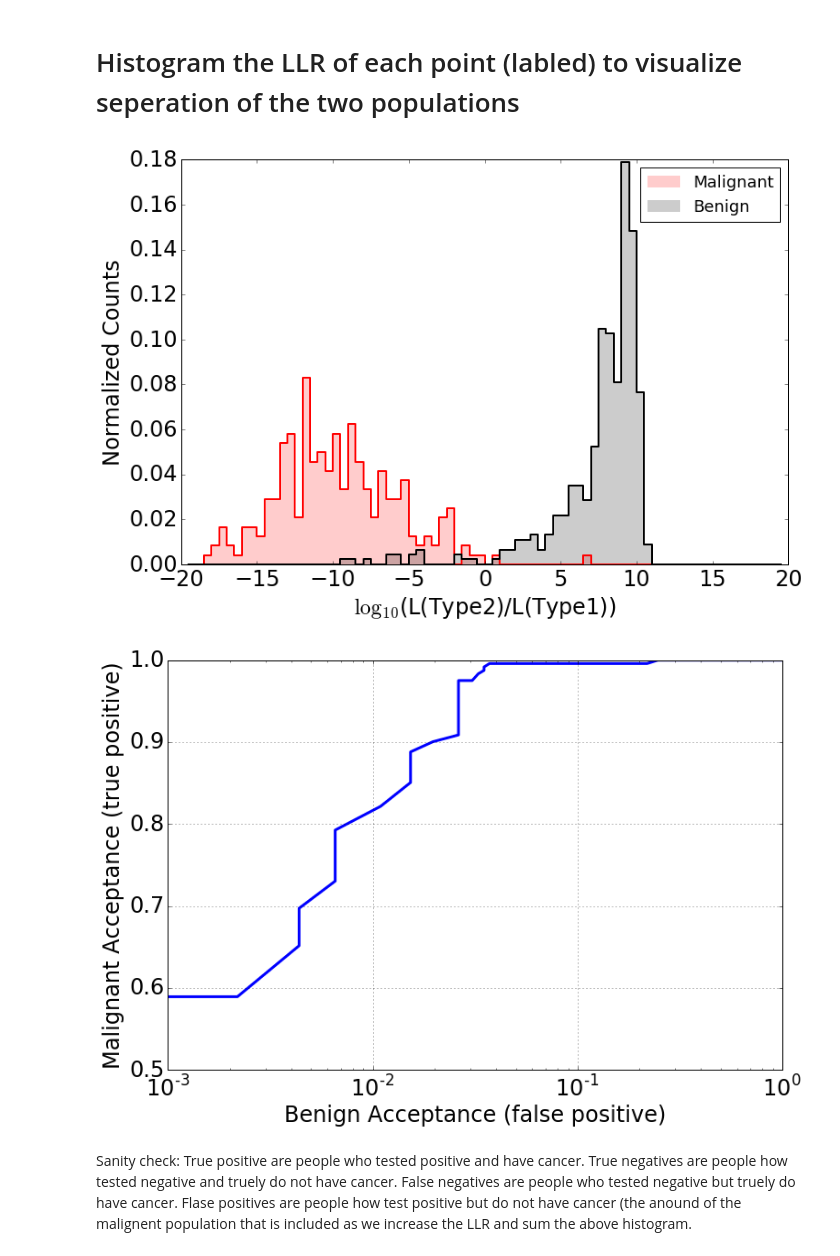
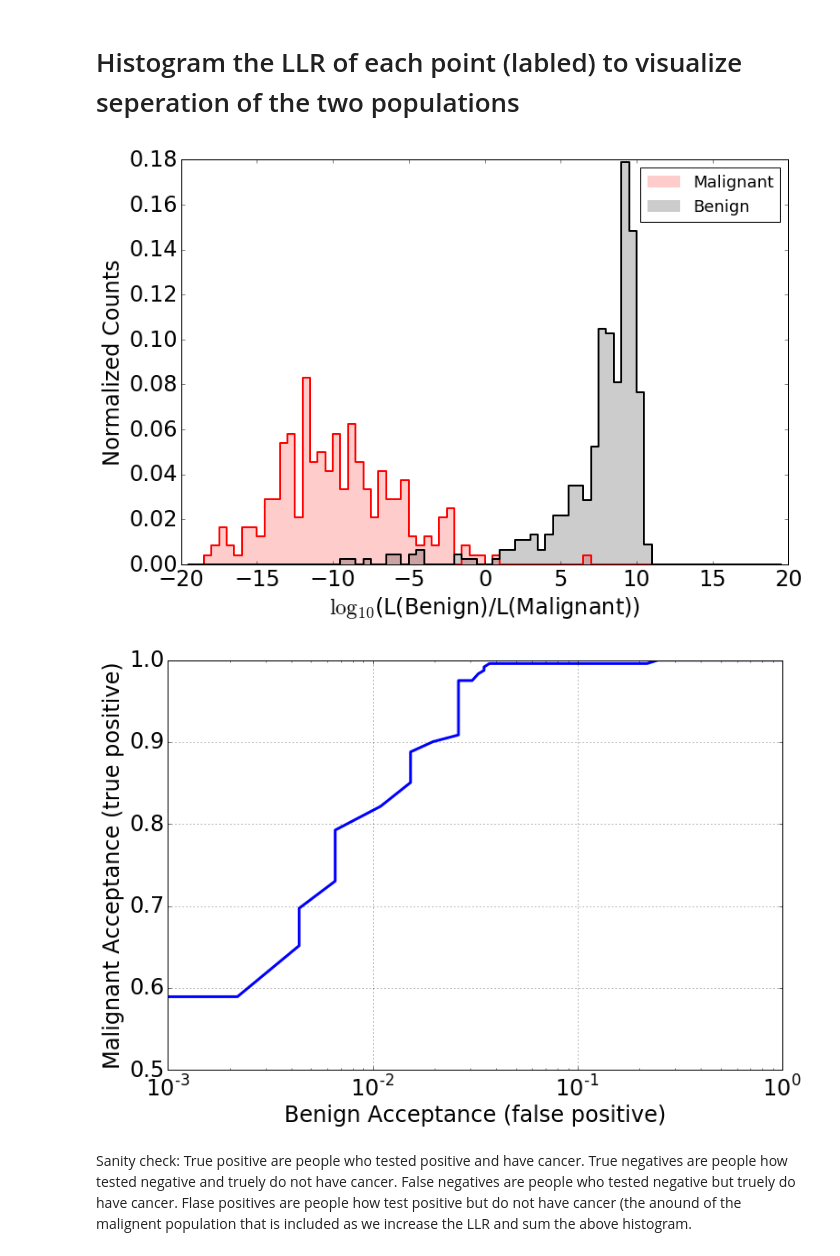
Before and after one commit to attdobi/PyNotebooks, a Jupyter notebook: Insight_Data_Challenge.ipynb, the cells around one changed output. Cells and saved outputs as stored; diff of their text form; code cells hidden in the pictures.

Commit message:
Data Challenge Update

```diff
--- a/Insight_Data_Challenge.ipynb
+++ b/Insight_Data_Challenge.ipynb
@@ -29,7 +34,8 @@ Populating the interactive namespace from numpy and matplotlib
 names= ['id', 'Clump_Thickness', 'Uniformity_of_Cell_Size','Uniformity_of_Cell_Shape', 'Marginal_Adhesion',\
         'Single_Epithelial_Cell_Size','Bare_Nuclei', 'Bland_Chromatin', 'Normal_Nucleoli', 'Mitoses', 'Class']
 
-DF=pd.read_csv('/Users/attiladobi/Documents/breast-cancer-wisconsin.data.txt',names=names)
+DF=pd.read_csv('https://archive.ics.uci.edu/ml/machine-learning-databases/breast-cancer-wisconsin/breast-cancer-wisconsin.data',names=names)
+#DF=pd.read_csv('/Users/attiladobi/Documents/breast-cancer-wisconsin.data.txt',names=names)
 DF=DF.replace('?','0') #clean the data. There are question marks in this columns ... :/
 DF['Bare_Nuclei']=DF['Bare_Nuclei'].astype(int)
 DF_B=DF[DF['Class']==2].drop('Class',1).drop('id',1)
@@ -114,35 +118,35 @@ pylab.rcParams['figure.figsize'] = (12.0, 8.0) # set size of figures"
 width=0.5
 xbins=np.arange(-20,20,width)
 
 nLLRT1, edgesT1 = histogram(LLR_m,bins=xbins, normed=0)
 nLLRT2, edgesT2= histogram(LLR_b,bins=xbins, normed=0)
 nLLRT1=nLLRT1/size(LLR_m)
 nLLRT2=nLLRT2/size(LLR_b)
 
 plt.bar(edgesT1[:-1], nLLRT1 ,alpha=0.2,label='Malignant',color='r',linewidth=0, width=width)
 plt.step(edgesT1[1:],nLLRT1,color='r',linewidth=2)
 plt.bar(edgesT2[:-1], nLLRT2 ,alpha=0.2,label='Benign',color='k',linewidth=0, width=width)
 plt.step(edgesT2[1:],nLLRT2,color='k',linewidth=2)
 
 #xlim([-100,100])
 legend(fontsize=18)
-xlabel('$\mathrm{log_{10}}$(L(Type2)/L(Type1))')
+xlabel('$\mathrm{log_{10}}$(L(Benign)/L(Malignant))')
 ylabel('Normalized Counts')
 
 #make figure of cummulative sum... ROC
 figure()
 T2Frac=cumsum(nLLRT2)
 T1Frac=cumsum(nLLRT1)
 
 plot(T2Frac,T1Frac,linewidth=3)
 xlabel('Benign Acceptance (false positive)')
 ylabel('Malignant Acceptance (true positive)')
 xscale('log')
 xlim([1e-3,1])
 ylim([0.5,1])
 grid('on')
 # %% [output]
-[figure, old version]
+[figure, new version]
 [figure]
 # %% [markdown]
 <p> Sanity check: True positive are people who tested positive and have cancer. True negatives are people how tested negative and truely do not have cancer. False negatives are people who tested negative but truely do have cancer. Flase positives are people how test positive but do not have cancer (the anound of the malignent population that is included as we increase the LLR and sum the above histogram. </p>
```
Also changed, not shown: parts of 9 cells of this notebook.
